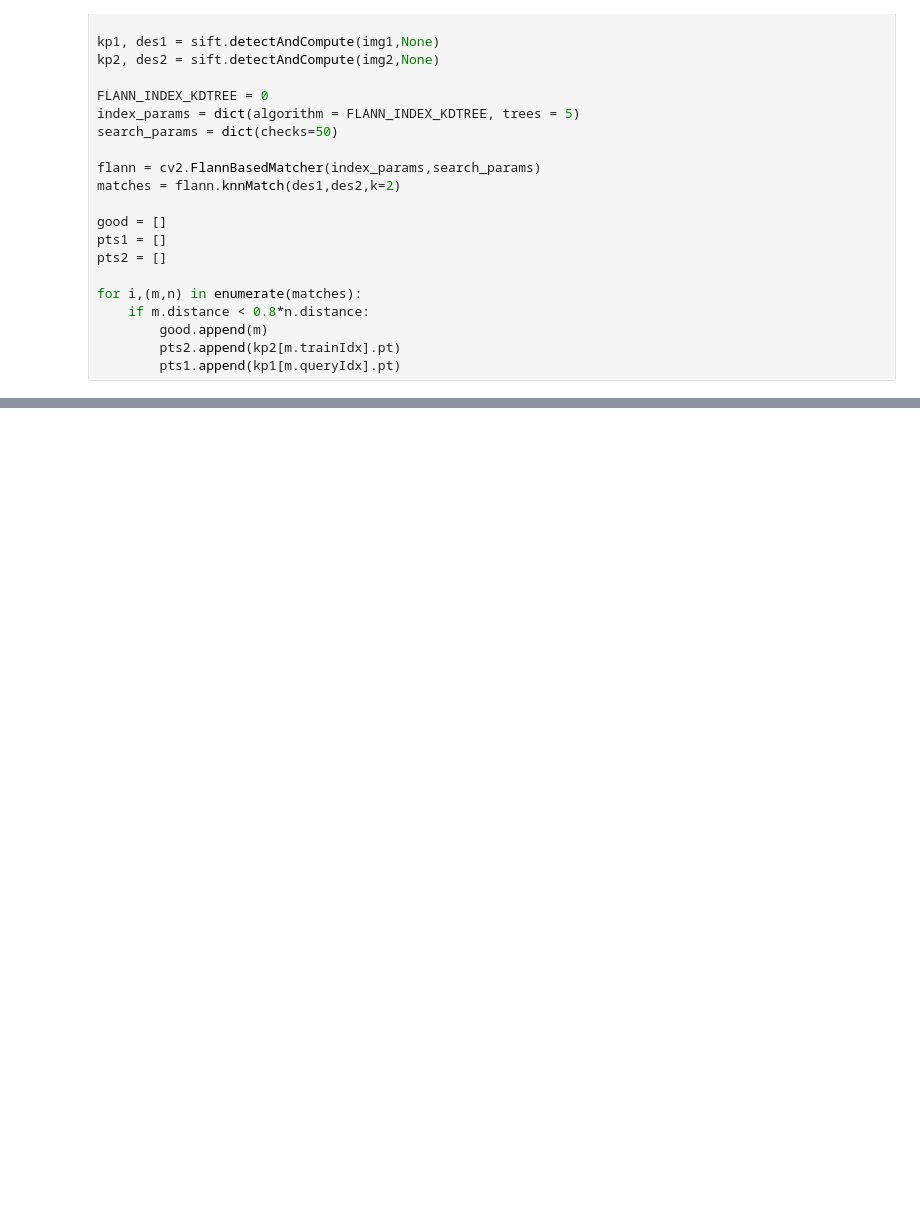
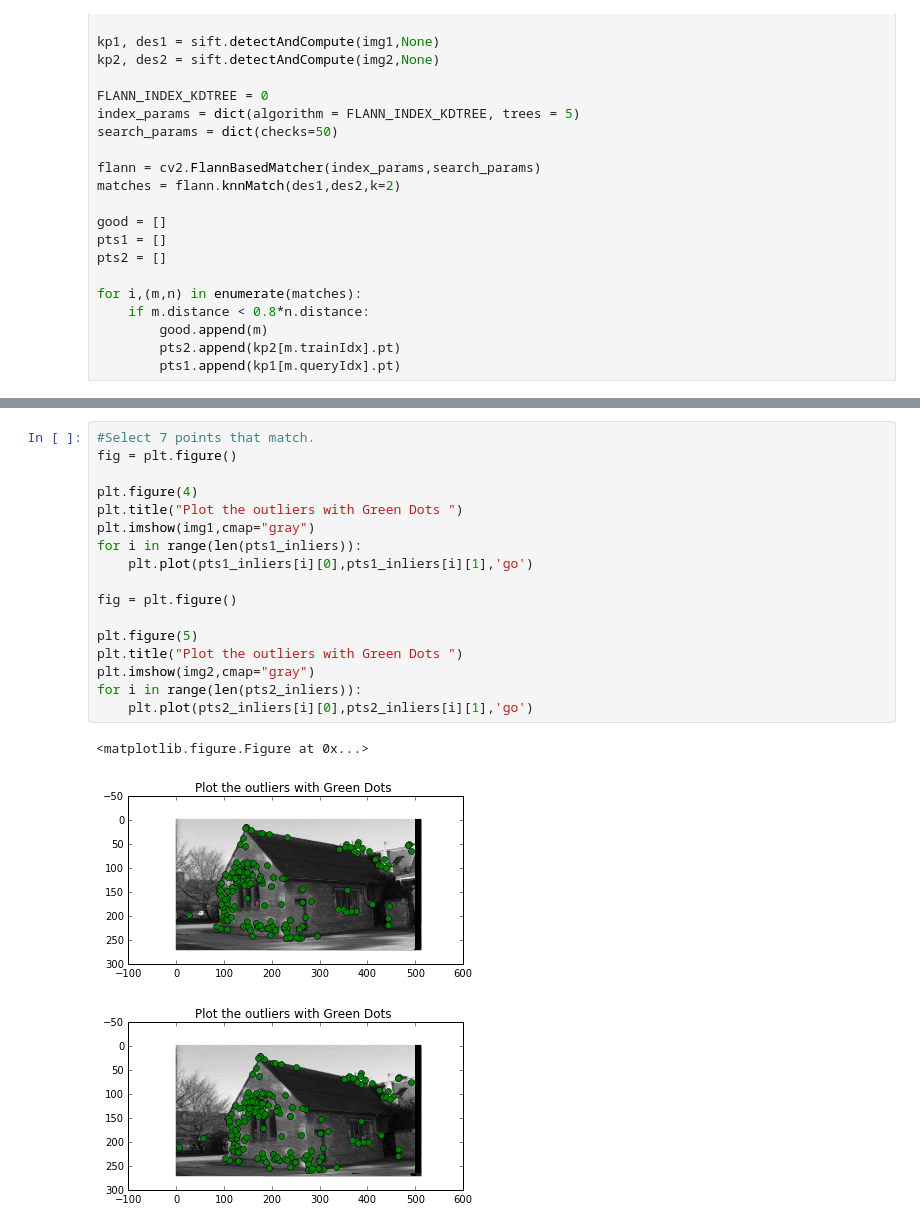
Before and after one commit to ApplyHiTech/CompVisHW4, a Jupyter notebook: Task4.ipynb, the cells around one changed output, grey strips where cells are left out. Drawn from its saved outputs; the diff is of its cells as text; blank space fills up the shorter version.

```diff
--- a/Task4.ipynb
+++ b/Task4.ipynb
@@ -73,0 +77,21 @@ for i in range(len(pts1_outliers)):
+# %%
+#Select 7 points that match.
+fig = plt.figure()
+
+plt.figure(4)
+plt.title("Plot the outliers with Green Dots ")
+plt.imshow(img1,cmap="gray")
+for i in range(len(pts1_inliers)):
+    plt.plot(pts1_inliers[i][0],pts1_inliers[i][1],'go')
+
+fig = plt.figure()
+
+plt.figure(5)
+plt.title("Plot the outliers with Green Dots ")
+plt.imshow(img2,cmap="gray")
+for i in range(len(pts2_inliers)):
+    plt.plot(pts2_inliers[i][0],pts2_inliers[i][1],'go')
+# %% [output]
+<matplotlib.figure.Figure at 0x...>
+[figure, added]
+[figure, added]
```
Also changed, not shown: parts of 10 cells of this notebook, 2 other files.
